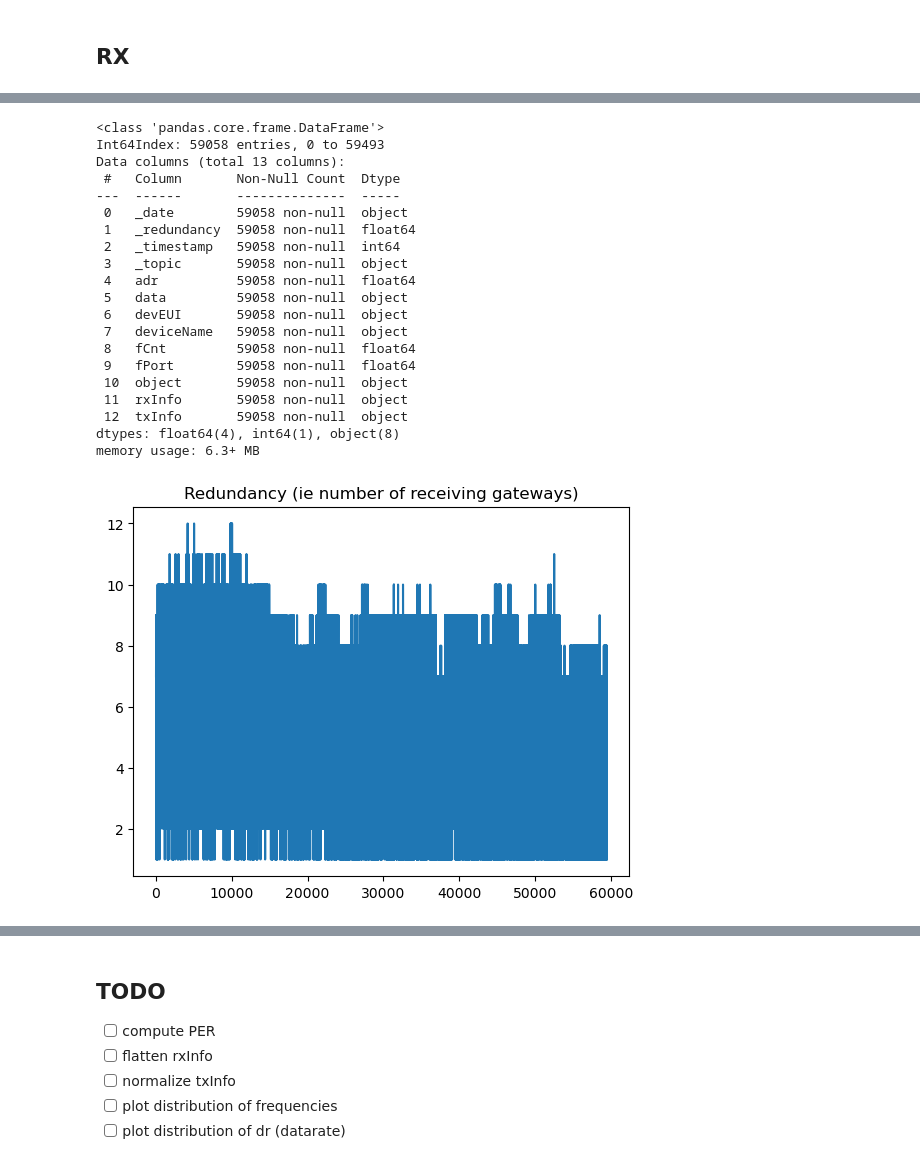
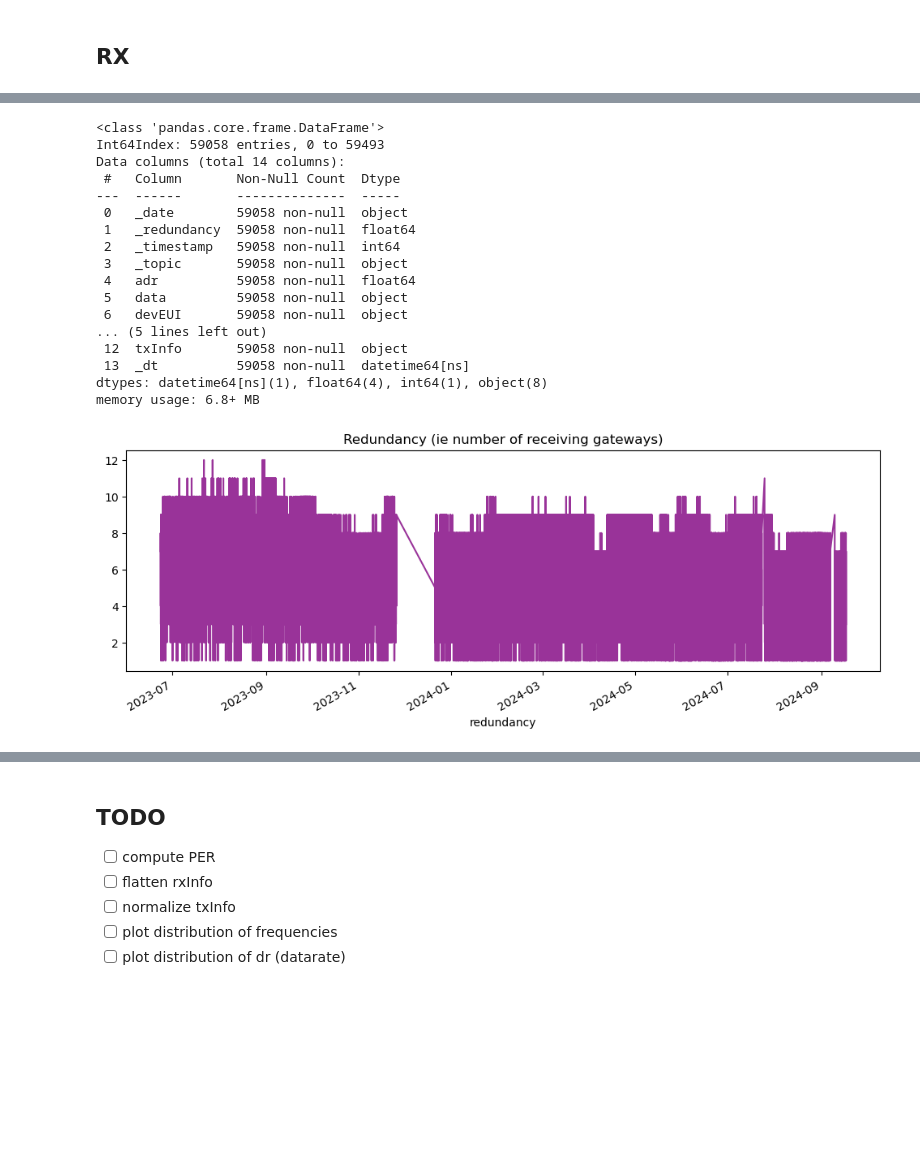
Before and after one commit to CampusIoT/datasets, a Jupyter notebook: SaintEynard/notebooks/campusiot.ipynb, the cells around one changed output, grey strips where cells are left out. Saved outputs shown, nothing was run; the diff lists cells and outputs as text; code cells hidden in the pictures; blank space fills up the shorter version.

```diff
--- a/SaintEynard/notebooks/campusiot.ipynb
+++ b/SaintEynard/notebooks/campusiot.ipynb
@@ -15,6 +16,8 @@ df1 = pd.read_json('../logs/d1d1e80000000033_campusiot.ndjson.gz', lines=True)
 df2 = pd.read_json('../logs/d1d1e80000000033_campusiot-2.ndjson.gz', lines=True)
 # %%
 frames = pd.concat([df1, df2], ignore_index=True, sort=True)
+# %%
+frames['_dt']=pd.to_datetime(frames['_timestamp'],unit='ms')
 # %% [markdown]
 > NDJSON files contains 4 types of entries : join, rx, status, error
 > They should be processed separally
@@ -57,6 +63,7 @@ join
 # %%
 rx = frames.loc[frames['_topic'].str.endswith('/rx')].drop(\
             ['margin', 'externalPowerSource', 'batteryLevel', 'batteryLevelUnavailable'], axis=1)
+rx['_dt']=pd.to_datetime(rx['_timestamp'],unit='ms')
 rx
 # %% [output]
 |  | _date | _redundancy | _timestamp | _topic | adr | data | devEUI | deviceName | fCnt | fPort | ... |
@@ -77,7 +84,7 @@ rx.info()
 # %% [output]
 <class 'pandas.core.frame.DataFrame'>
 Int64Index: 59058 entries, 0 to 59493
-Data columns (total 13 columns):
+Data columns (total 14 columns):
  #   Column       Non-Null Count  Dtype
 ---  ------       --------------  -----
  0   _date        59058 non-null  object
@@ -87,17 +94,17 @@ Data columns (total 13 columns):
  4   adr          59058 non-null  float64
  5   data         59058 non-null  object
  6   devEUI       59058 non-null  object
- 7   deviceName   59058 non-null  object
- 8   fCnt         59058 non-null  float64
- 9   fPort        59058 non-null  float64
- 10  object       59058 non-null  object
- 11  rxInfo       59058 non-null  object
+... (5 lines left out)
  12  txInfo       59058 non-null  object
-dtypes: float64(4), int64(1), object(8)
-memory usage: 6.3+ MB
+ 13  _dt          59058 non-null  datetime64[ns]
+dtypes: datetime64[ns](1), float64(4), int64(1), object(8)
+memory usage: 6.8+ MB
 # %%
-rx['_redundancy'].plot(title="Redundancy (ie number of receiving gateways)")
+rx.plot(x='_dt', y='_redundancy', kind='line', rot=30,
+        color='purple', alpha=0.8,
+        legend=None,
+        title='Redundancy (ie number of receiving gateways)', xlabel='redundancy', ylabel='', fontsize=10, figsize=(12,4));
 plt.show()
 # %% [output]
-[figure, old version]
+[figure, new version]
 # %%
```
Also changed, not shown: parts of 11 cells of this notebook.
